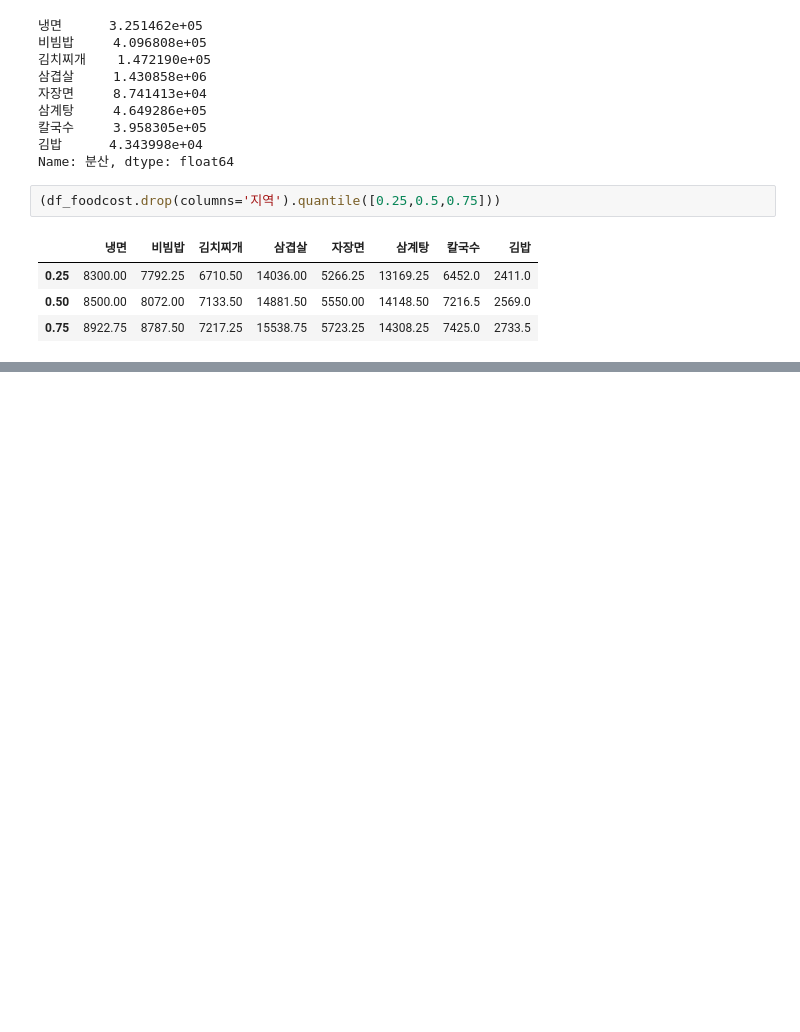
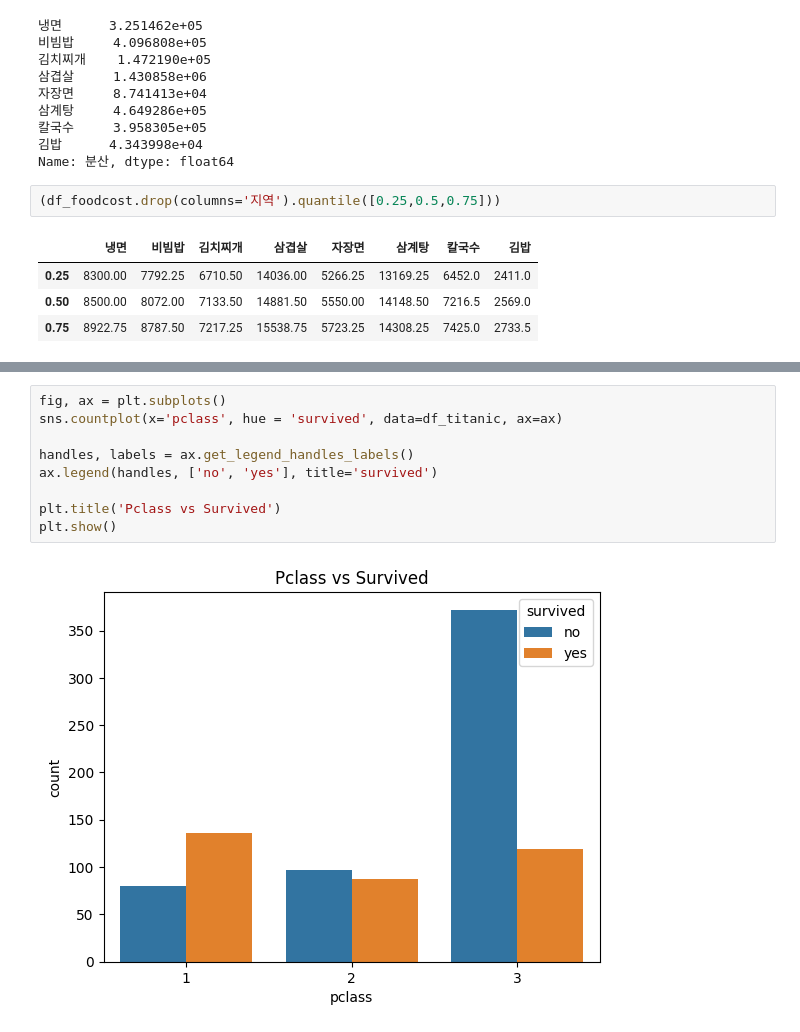
Before and after one commit to ChopinBag/cseHW, a Jupyter notebook: Practice/2-1/DS_Intro/midterm/statsmodels.ipynb, the cells around one changed output, grey strips where cells are left out. Cells and saved outputs as stored; diff of their text form; blank space fills up the shorter version.

```diff
--- a/Practice/2-1/DS_Intro/midterm/statsmodels.ipynb
+++ b/Practice/2-1/DS_Intro/midterm/statsmodels.ipynb
@@ -61,0 +168,11 @@ Name: 분산, dtype: float64
+# %%
+fig, ax = plt.subplots()
+sns.countplot(x='pclass', hue = 'survived', data=df_titanic, ax=ax)
+
+handles, labels = ax.get_legend_handles_labels()
+ax.legend(handles, ['no', 'yes'], title='survived')
+
+plt.title('Pclass vs Survived')
+plt.show()
+# %% [output]
+[figure, added]
```
Also changed, not shown: parts of 18 cells of this notebook, 1 other file.
